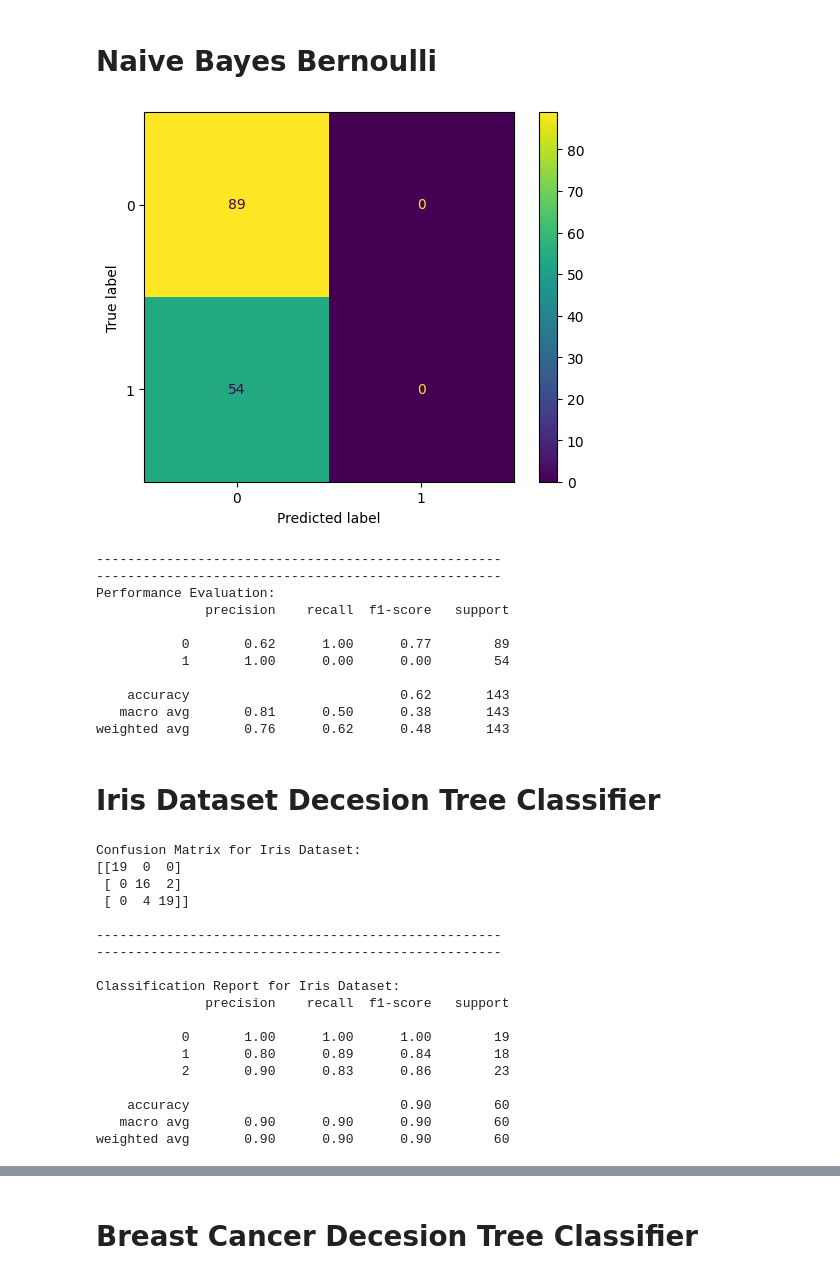
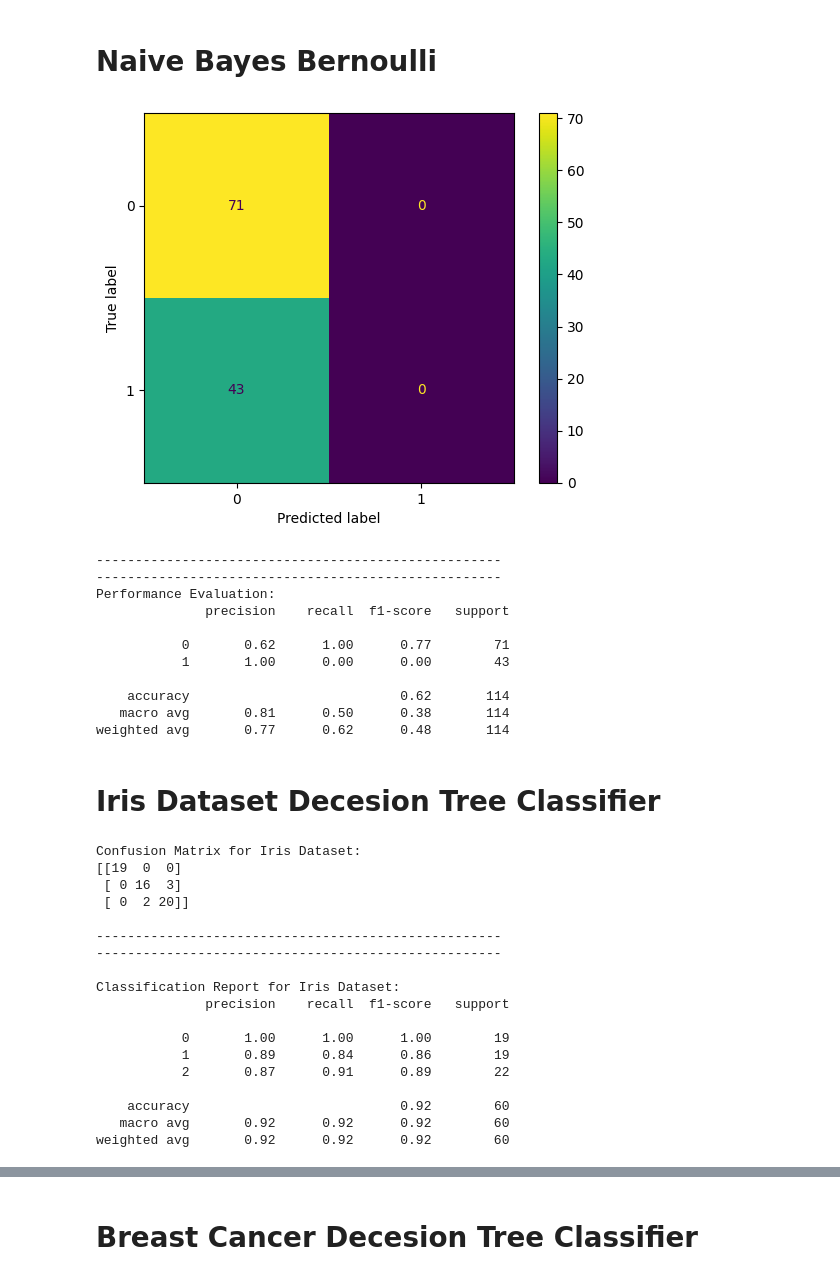
Before and after one commit to Aadil404/Machine-Learning-Lab, a Jupyter notebook: ML_Assingment_1.ipynb, the cells around one changed output, grey strips where cells are left out. Drawn from its saved outputs; the diff is of its cells as text; code cells hidden in the pictures.

```diff
--- a/ML_Assingment_1.ipynb
+++ b/ML_Assingment_1.ipynb
@@ -358,50 +311,39 @@ weighted avg       0.93      0.93      0.93       114
 # %% [markdown]
 # **Naive Bayes Bernoulli**
 # %%
-# Naive Bayes for Classification
-
-import pandas as pd
-import numpy as np
-import matplotlib.pyplot as plt
-
-# Dataset Preparation
-
-from sklearn.model_selection import train_test_split
-X_train, X_test, y_train, y_test = train_test_split(X, y_encoded, test_size=0.25, random_state=42)
-
 # Classification
 
 from sklearn.naive_bayes import BernoulliNB
 classifier = BernoulliNB()
 classifier.fit(X_train, y_train)
 
 y_pred = classifier.predict(X_test)
 
 # Evaluation of Classifier Performance
 from sklearn.metrics import classification_report, confusion_matrix, ConfusionMatrixDisplay
 # print("Confusion Matrix:")
 # print(confusion_matrix(y_test, y_pred))
 ConfusionMatrixDisplay.from_estimator(classifier, X_test, y_test)
 plt.show()
 
 print("----------------------------------------------------")
 print("----------------------------------------------------")
 
 print("Performance Evaluation:")
 print(classification_report(y_test, y_pred, zero_division=1.0))
 # %% [output]
-[figure, old version]
+[figure, new version]
 ----------------------------------------------------
 ----------------------------------------------------
 Performance Evaluation:
               precision    recall  f1-score   support
 
-           0       0.62      1.00      0.77        89
-           1       1.00      0.00      0.00        54
+           0       0.62      1.00      0.77        71
+           1       1.00      0.00      0.00        43
 
-    accuracy                           0.62       143
-   macro avg       0.81      0.50      0.38       143
-weighted avg       0.76      0.62      0.48       143
+    accuracy                           0.62       114
+   macro avg       0.81      0.50      0.38       114
+weighted avg       0.77      0.62      0.48       114
 # %% [markdown]
 # **Iris Dataset Decesion Tree Classifier**
 # %%
@@ -427,7 +369,7 @@ X_train_iris, X_test_iris, y_train_iris, y_test_iris = train_test_split(X_iris,
 
 # Create a Decision Tree Classifier instance
 # You can experiment with 'gini' or 'entropy' for the criterion
-classifier_iris = DecisionTreeClassifier(criterion='gini', random_state=42, splitter='best', max_depth=6)
+classifier_iris = DecisionTreeClassifier(criterion='gini', random_state=42)
 
 # Train the classifier
 classifier_iris.fit(X_train_iris, y_train_iris)
@@ -447,8 +389,8 @@ print(classification_report(y_test_iris, y_pred_iris))
 # %% [output]
 Confusion Matrix for Iris Dataset:
 [[19  0  0]
- [ 0 16  2]
- [ 0  4 19]]
+ [ 0 16  3]
+ [ 0  2 20]]
 
 ----------------------------------------------------
 ----------------------------------------------------
@@ -457,12 +399,12 @@ Classification Report for Iris Dataset:
               precision    recall  f1-score   support
 
            0       1.00      1.00      1.00        19
-           1       0.80      0.89      0.84        18
-           2       0.90      0.83      0.86        23
+           1       0.89      0.84      0.86        19
+           2       0.87      0.91      0.89        22
 
-    accuracy                           0.90        60
-   macro avg       0.90      0.90      0.90        60
-weighted avg       0.90      0.90      0.90        60
+    accuracy                           0.92        60
+   macro avg       0.92      0.92      0.92        60
+weighted avg       0.92      0.92      0.92        60
 # %%
 # Generate and display the decision tree image for Iris dataset
 
```
Also changed, not shown: parts of 57 cells of this notebook.
